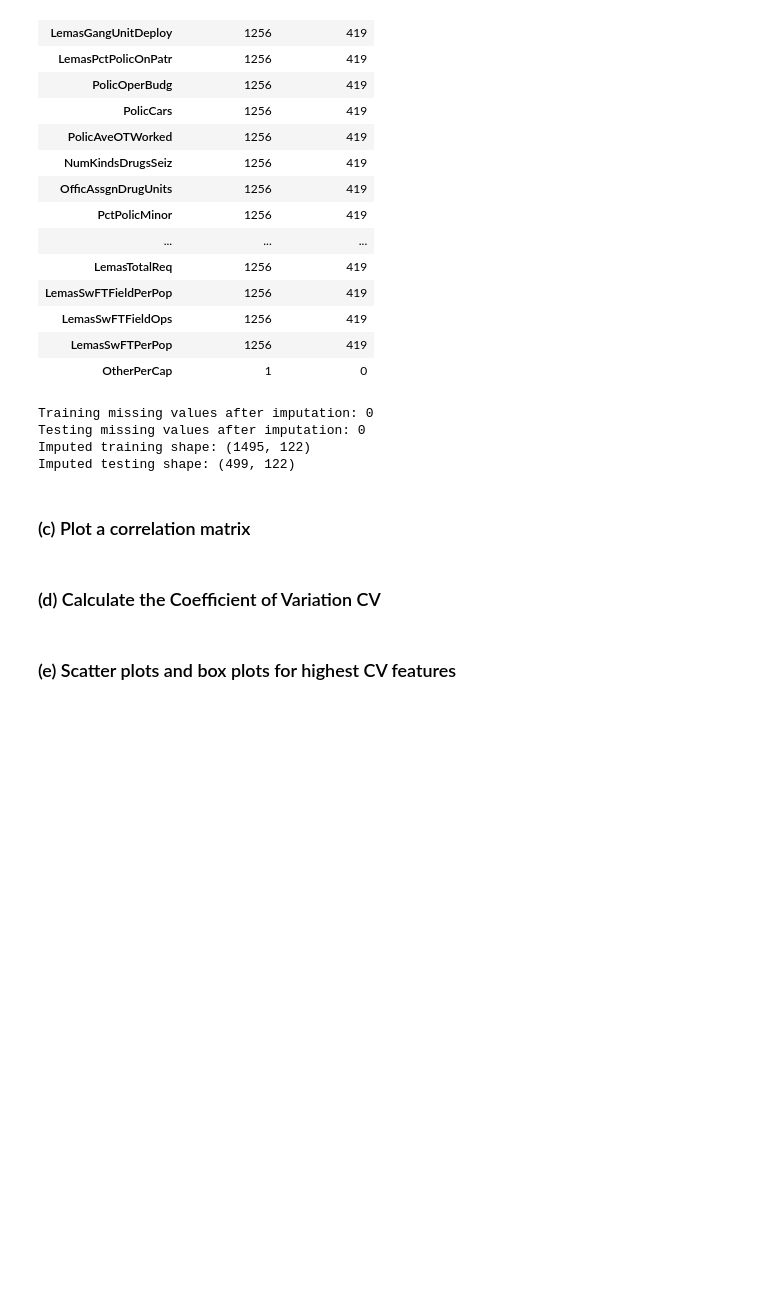
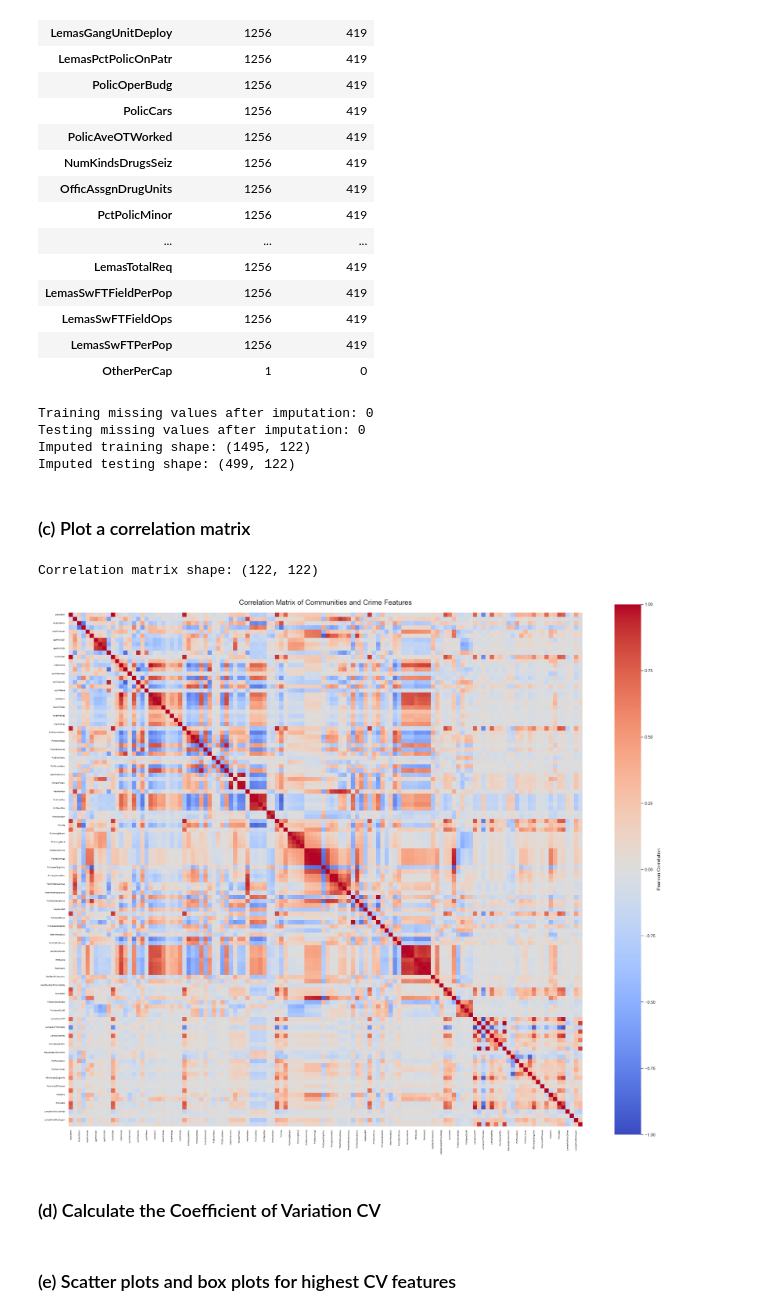
Before and after one commit to manvsatish/dsci-552-hw-5, a Jupyter notebook: notebook/Satish_Manvika_HW5.ipynb, the cells around one changed output. Drawn from its saved outputs; the diff is of its cells as text; code cells hidden in the pictures; blank space fills up the shorter version.

```diff
--- a/notebook/Satish_Manvika_HW5.ipynb
+++ b/notebook/Satish_Manvika_HW5.ipynb
@@ -444,6 +444,24 @@ Imputed training shape: (1495, 122)
 Imputed testing shape: (499, 122)
 # %% [markdown]
 ### (c) Plot a correlation matrix
+# %%
+X_communities_all = pd.concat([X_communities_train, X_communities_test], axis=0).sort_index() #combine the imputed train and test preds analysis
+assert X_communities_all.shape == (1994, 122)
+
+# calculate correlations among all predictive features
+community_correlation_matrix = X_communities_all.corr()
+
+print("Correlation matrix shape:", community_correlation_matrix.shape)
+plt.figure(figsize=(24, 20))
+sns.heatmap(community_correlation_matrix, cmap="coolwarm", center=0, vmin=-1, vmax=1, square=True, cbar_kws={"label": "Pearson Correlation"})
+plt.title("Correlation Matrix of Communities and Crime Features", fontsize=18, pad=20)
+plt.xticks(rotation=90, fontsize=5)
+plt.yticks(rotation=0, fontsize=5)
+plt.tight_layout()
+plt.show()
+# %% [output]
+Correlation matrix shape: (122, 122)
+[figure, added]
 # %% [markdown]
 ### (d) Calculate the Coefficient of Variation CV
 # %% [markdown]
```
